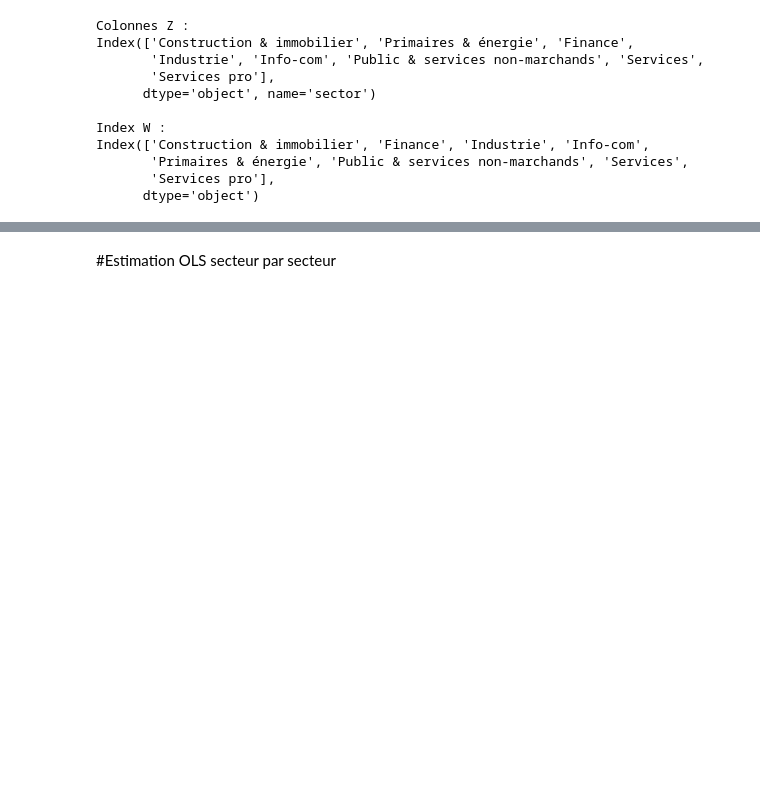
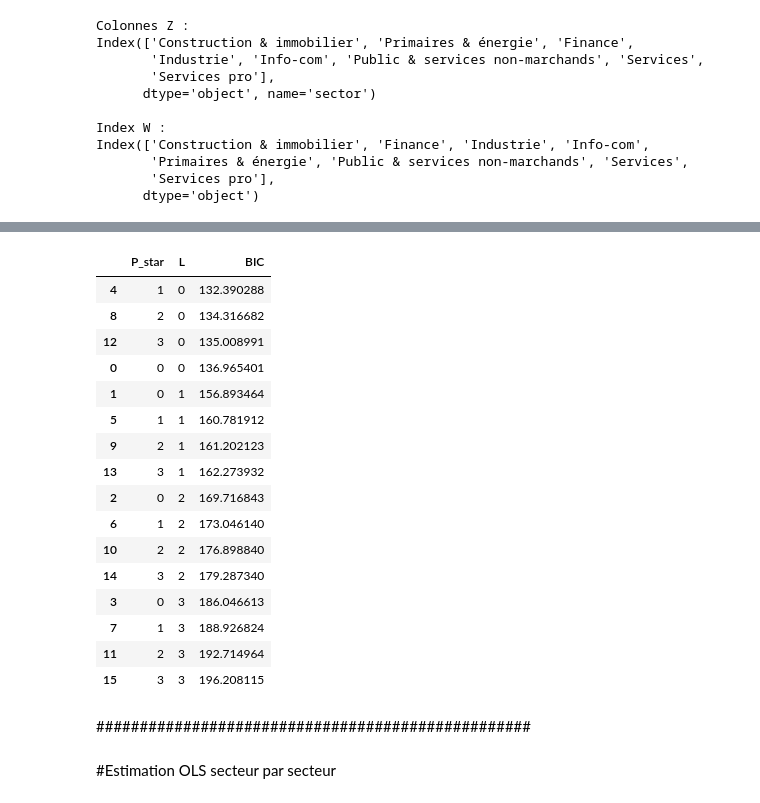
Before and after one commit to Celeste2405/PFE-CLIMATE-STRESS-TESTING-BANKING-PORTFOLIO, a Jupyter notebook: gvar_model.ipynb, the cells around one changed output, grey strips where cells are left out. Cells and saved outputs as stored; diff of their text form; code cells hidden in the pictures; blank space fills up the shorter version.

```diff
--- a/gvar_model.ipynb
+++ b/gvar_model.ipynb
@@ -273,0 +870,3 @@ df_all.head()
+# %%
+res = sm.OLS(df_reg["y"], df_reg.drop(columns="y")).fit()
+print(res.summary())
@@ -274,3 +891,52 @@ df_all.head()
+# %%
+def select_lags_sector(df_all, sector, macro_cols,
+                       P_grid=(0,1,2,3),
+                       L_grid=(0,1,2,3)):
+
+    results = []
+
+    for P_star in P_grid:
+        for L in L_grid:
+
+            try:
+                df_reg = build_design_sector(df_all, sector, P_star, L, macro_cols)
+                res = sm.OLS(df_reg["y"], df_reg.drop(columns="y")).fit()
+
+                results.append({
+                    "P_star": P_star,
+                    "L": L,
+                    "BIC": res.bic
+                })
+            except:
+                continue
+
+    return pd.DataFrame(results).sort_values("BIC")
+# %%
+select_lags_sector(
+    df_all,
+    sector="Finance",
+    macro_cols=macro_cols
+)
+# %% [output]
+|  | P_star | L | BIC |
+| 4 | 1 | 0 | 132.390288 |
+| 8 | 2 | 0 | 134.316682 |
+| 12 | 3 | 0 | 135.008991 |
+| 0 | 0 | 0 | 136.965401 |
+| 1 | 0 | 1 | 156.893464 |
+| 5 | 1 | 1 | 160.781912 |
+| 9 | 2 | 1 | 161.202123 |
+| 13 | 3 | 1 | 162.273932 |
+| 2 | 0 | 2 | 169.716843 |
+| 6 | 1 | 2 | 173.046140 |
+| 10 | 2 | 2 | 176.898840 |
+| 14 | 3 | 2 | 179.287340 |
+| 3 | 0 | 3 | 186.046613 |
+| 7 | 1 | 3 | 188.926824 |
+| 11 | 2 | 3 | 192.714964 |
+| 15 | 3 | 3 | 196.208115 |
+# %% [markdown]
+##################################################
 # %%
 def lag_series(s: pd.Series, max_lag: int, prefix: str) -> pd.DataFrame:
     """Crée les lags 0..max_lag d'une série."""
```
Also changed, not shown: parts of 48 cells of this notebook, 1 other file.
